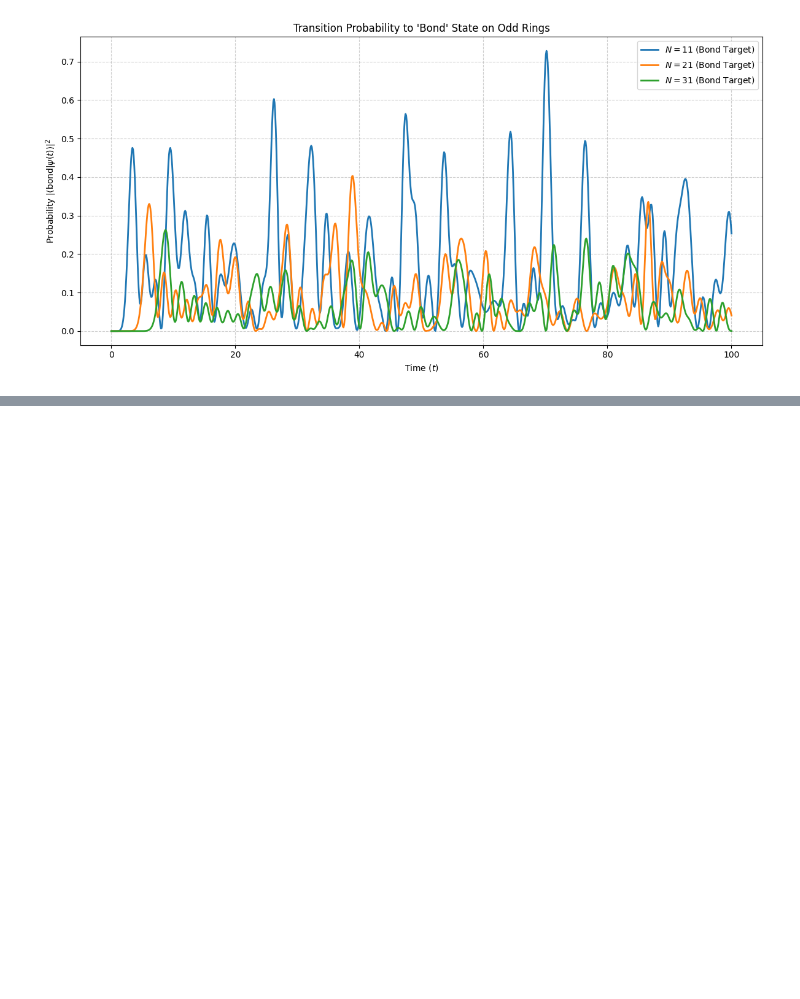
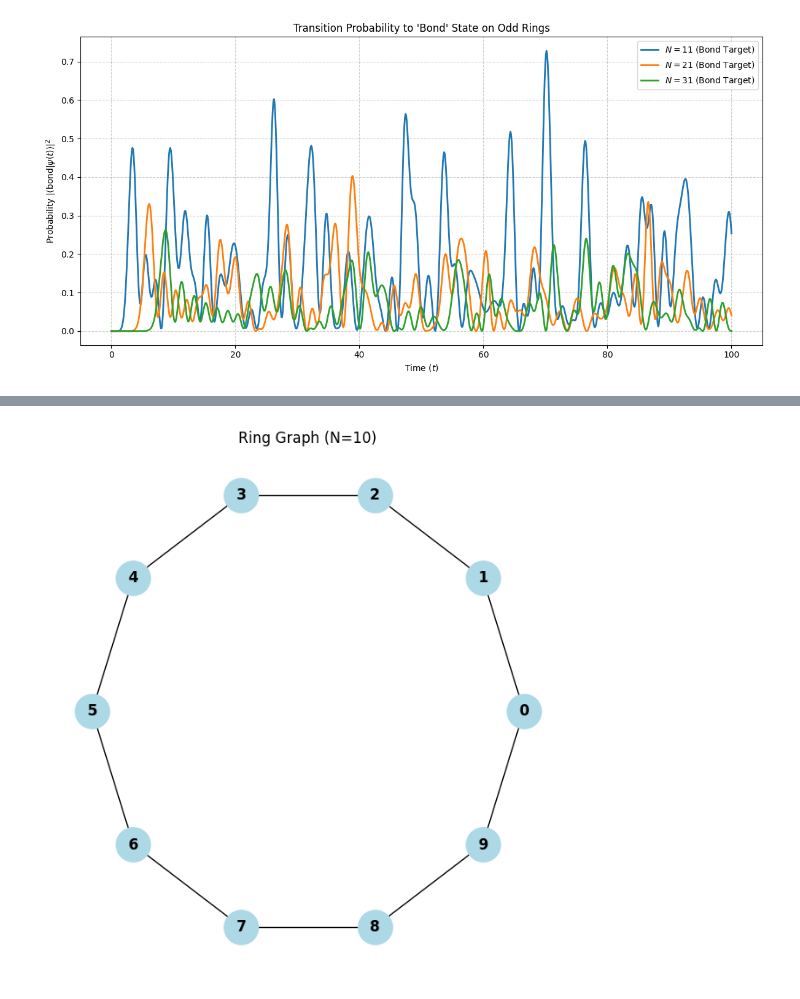
Before and after one commit to Carini108/thesis_PBC, a Jupyter notebook: Desktop/tesi_PBC/thesisPBC.ipynb, the cells around one changed output, grey strips where cells are left out. Drawn from its saved outputs; the diff is of its cells as text; code cells hidden in the pictures; blank space fills up the shorter version.

```diff
--- a/Desktop/tesi_PBC/thesisPBC.ipynb
+++ b/Desktop/tesi_PBC/thesisPBC.ipynb
@@ -246,0 +258,23 @@ simulate_connected_ring(N=6, gammas=[1.0, 0.6, 0.2], t_max=100.0)
+# %%
+import networkx as nx
+import matplotlib.pyplot as plt
+
+def plot_ring(N):
+    G = nx.cycle_graph(N)  # creates a ring (cycle)
+
+    pos = nx.circular_layout(G)  # arrange nodes in a circle
+
+    plt.figure(figsize=(6, 6))
+    nx.draw(
+        G, pos,
+        with_labels=True,
+        node_color='lightblue',
+        node_size=800,
+        font_weight='bold'
+    )
+    plt.title(f"Ring Graph (N={N})")
+    plt.show()
+
+plot_ring(10)
+# %% [output]
+[figure, added]
```
Also changed, not shown: parts of 4 cells of this notebook.
